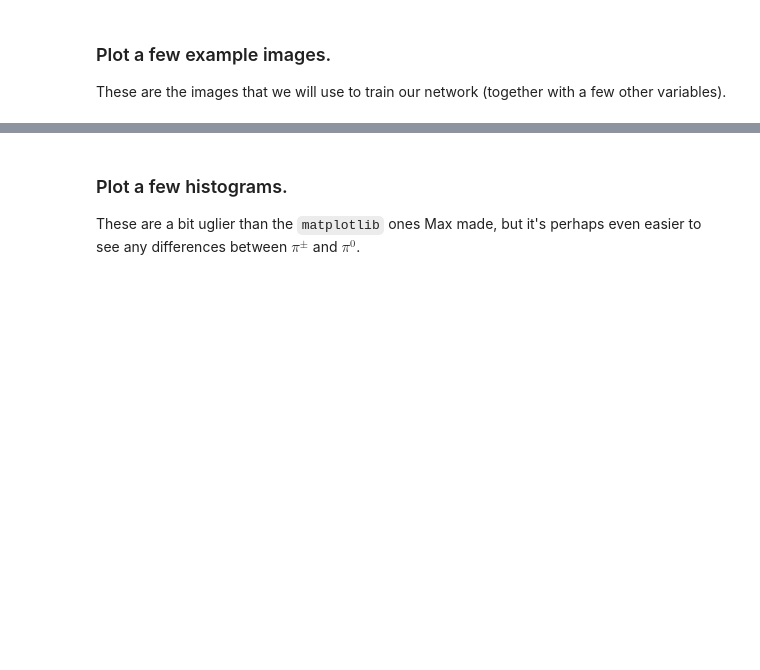
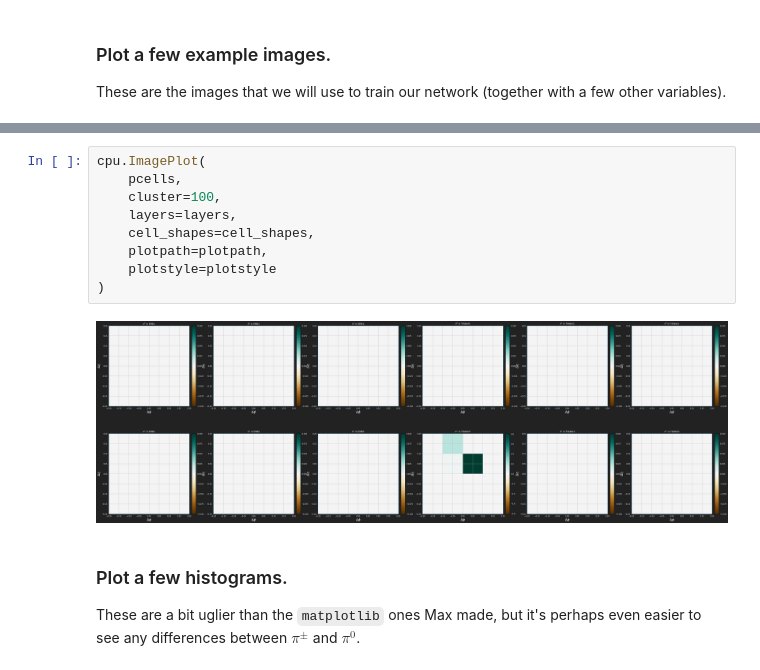
Before and after one commit to atlas-calo-ml/caloml-atlas, a Jupyter notebook: classifier/TopoClusterClassifier_Jan.ipynb, the cells around one changed output, grey strips where cells are left out. Saved outputs shown, nothing was run; the diff lists cells and outputs as text; blank space fills up the shorter version.

```diff
--- a/classifier/TopoClusterClassifier_Jan.ipynb
+++ b/classifier/TopoClusterClassifier_Jan.ipynb
@@ -241,3 +190,14 @@ plt.show()
+# %%
+cpu.ImagePlot(
+    pcells,
+    cluster=100,
+    layers=layers,
+    cell_shapes=cell_shapes,
+    plotpath=plotpath,
+    plotstyle=plotstyle
+)
+# %% [output]
+[figure, added]
 # %% [markdown]
 ### Plot a few histograms.
 
```
Also changed, not shown: parts of 17 cells of this notebook, 3 other files.
